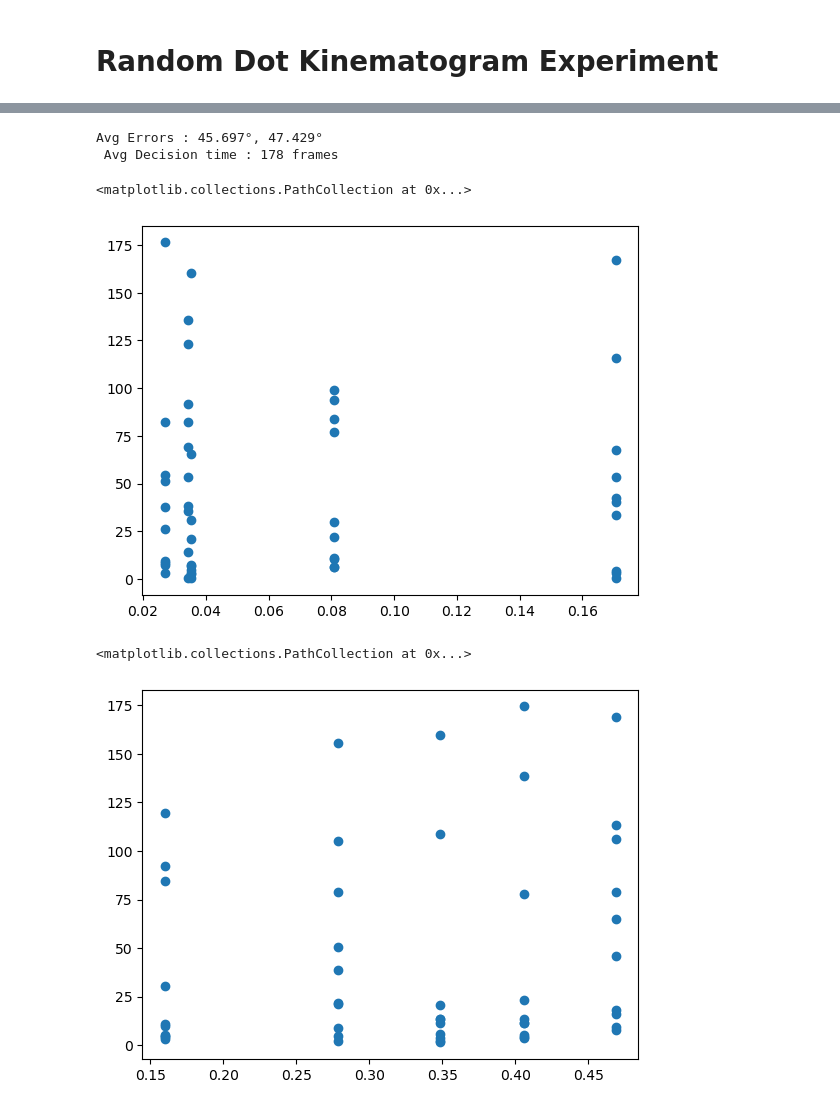
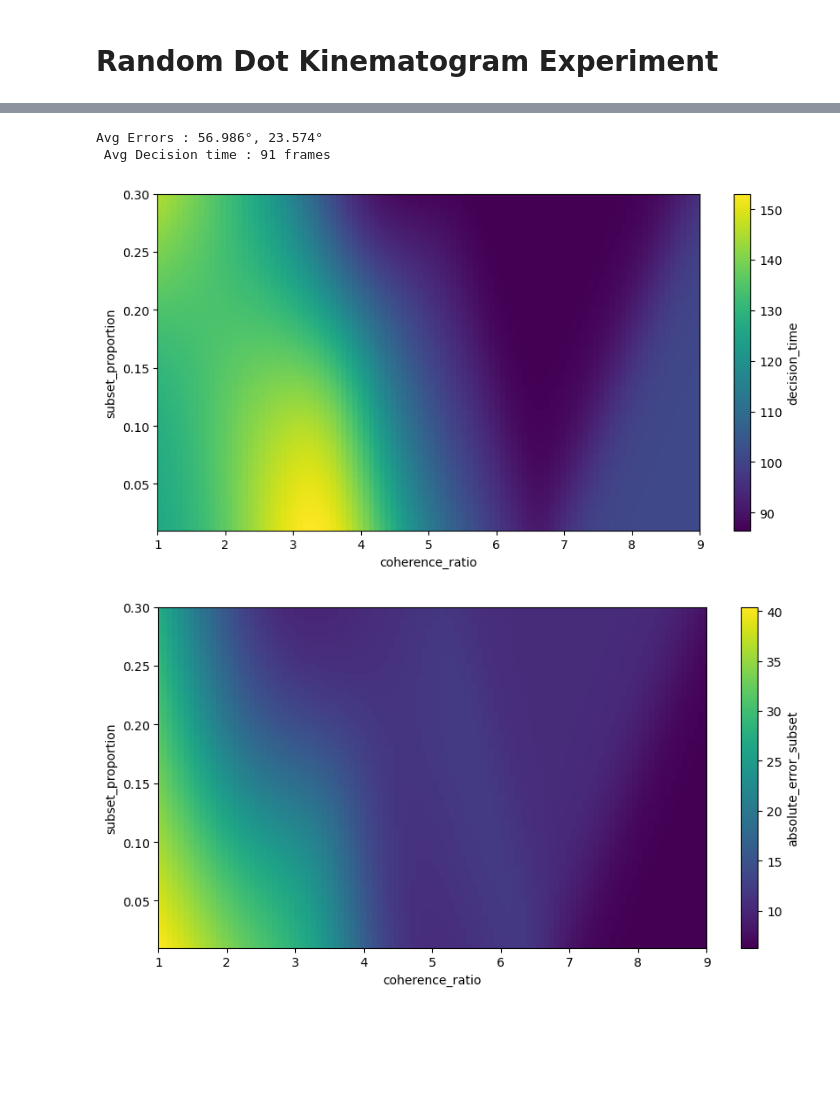
Before and after one commit to GabrielBena/pygame_rdk, a Jupyter notebook: experiment.ipynb, the cells around one changed output, grey strips where cells are left out. Saved outputs shown, nothing was run; the diff lists cells and outputs as text; code cells hidden in the pictures; blank space fills up the shorter version.

```diff
--- a/experiment.ipynb
+++ b/experiment.ipynb
@@ -12,10 +9,11 @@ Hello from the pygame community. https://www.pygame.org/contribute.html
 %load_ext autoreload
 %autoreload 2
 # %%
-params = Params(N_TRIALS_PER_BATCH=10, N_BATCH=10)
+#Will take around 3 min !
+params = Params(N_TRIALS_PER_BATCH=3, N_BATCH=25)
 exp = Experiment(params, save_data=False, save_gif=False, randomize=True)
 exp.run()
 print(f"Avg Errors : {exp.results[:, 1].mean():.3f}°, {exp.results[:, 2].mean():.3f}° \n Avg Decision time : {exp.results[-1].mean() :.0f} frames")
 # %% [output]
-Avg Errors : 45.697°, 47.429°
- Avg Decision time : 178 frames
+Avg Errors : 56.986°, 23.574°
+ Avg Decision time : 91 frames
@@ -26,10 +20,6 @@ subset_coherence_ratio = exp.results_pd['subset_coherence'] * exp.results_pd['su
-# %%
-plt.scatter(subset_coherence_ratio, exp.results_pd['absolute error_subset'])
-# %% [output]
-<matplotlib.collections.PathCollection at 0x...>
-[figure, removed]
-# %%
-plt.scatter(exp.results_pd['global_coherence'], exp.results_pd['absolute error_global'])
-# %% [output]
-<matplotlib.collections.PathCollection at 0x...>
-[figure, removed]
+# %%
+exp.plot_results('heatmap', 'decision_time', smoothness=1, resolution = 100, use_ratio=True)
+exp.plot_results('heatmap', 'absolute_error_subset', smoothness=1, resolution = 100, use_ratio=True)
+# %% [output]
+[figure, added]
+[figure, added]
```
Also changed, not shown: parts of 3 cells of this notebook.
